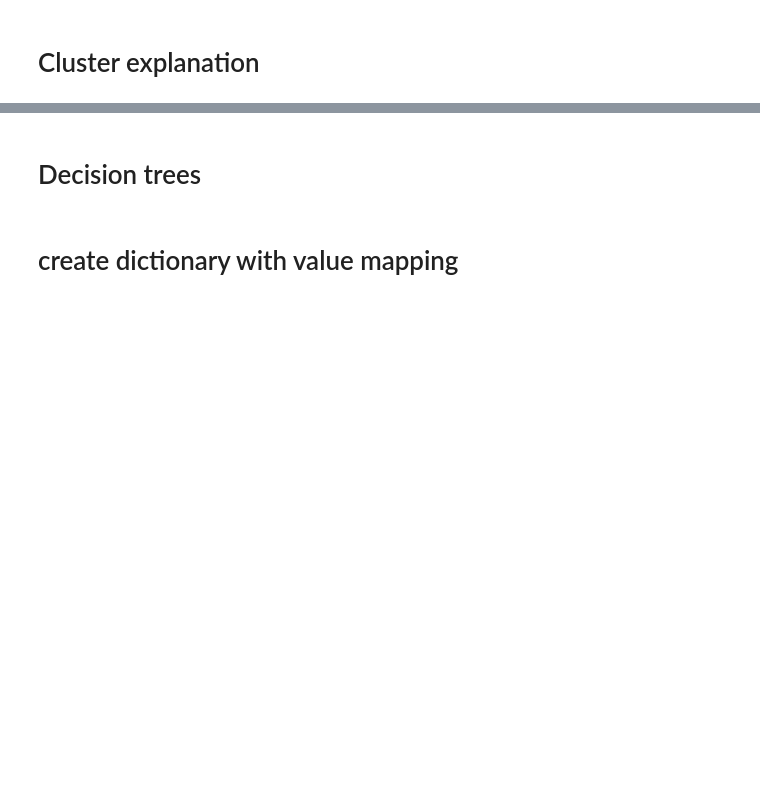
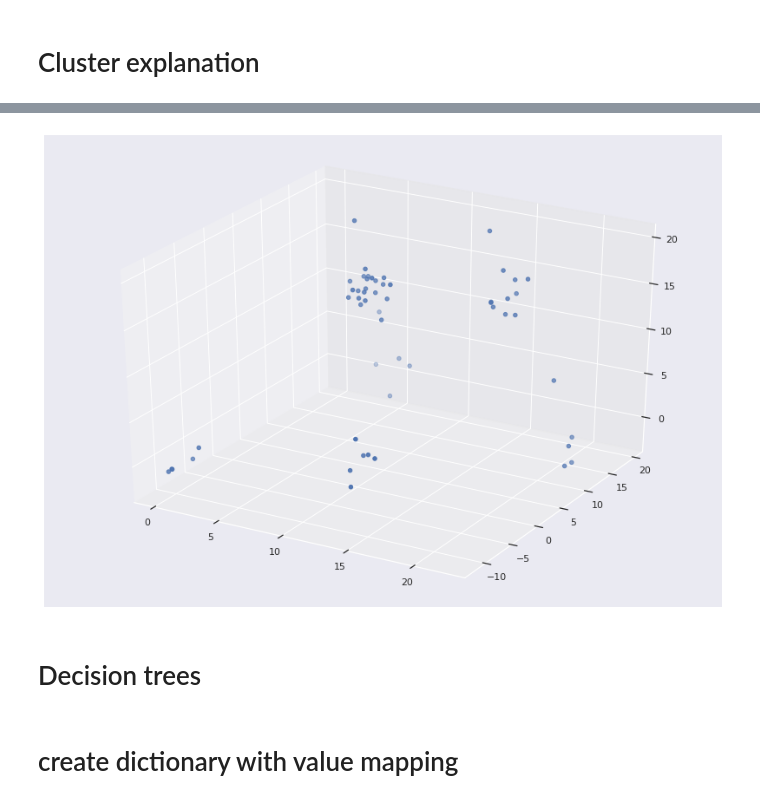
Before and after one commit to MartinMarzi/IPMdecisions, a Jupyter notebook: IPMdecisions-DataExploration_colab-1_3_.ipynb, the cells around one changed output, grey strips where cells are left out. Drawn from its saved outputs; the diff is of its cells as text; code cells hidden in the pictures; blank space fills up the shorter version.

```diff
--- a/IPMdecisions-DataExploration_colab-1_3_.ipynb
+++ b/IPMdecisions-DataExploration_colab-1_3_.ipynb
@@ -352,0 +351,15 @@ ax.scatter(intersection_embedding[clustered, 0],
+# %%
+# 3d embedding
+reducer3d = umap.UMAP(n_neighbors=3, random_state=123, n_components=3, metric="euclidean")
+ord_embedding3d = reducer3d.fit_transform(ordnum_df)
+nom_embedding3d = reducer3d.fit_transform(nom_df)
+
+# combine mappings
+intersection_embedding3d = nom_embedding3d * ord_embedding3d
+union_embedding3d = nom_embedding3d + ord_embedding3d
+
+# hdbscan
+intersection_clusters = hdbscan.HDBSCAN(min_samples=2, min_cluster_size=2).fit_predict(intersection_embedding3d)
+union_clusters = hdbscan.HDBSCAN(min_samples=3, min_cluster_size=5).fit_predict(union_embedding3d)
+print("intersection_clusters :", intersection_clusters)
+print("union_clusters :", union_clusters)
@@ -386,3 +429,24 @@ TypeError: Object of type ndarray is not JSON serializable
+# %%
+# interactive 3D visualisation with seaborn
+import matplotlib.pyplot as plt
+import pandas as pd
+import seaborn as sns
+from mpl_toolkits.mplot3d import Axes3D
+
+sns.set(style = "darkgrid")
+
+fig = plt.figure()
+ax = fig.add_subplot(111, projection = '3d')
+
+xs = union_embedding3d[:, 0]
+ys = union_embedding3d[:, 1]
+zs = union_embedding3d[:, 2]
+
+ax.scatter(xs, ys, zs)
+
+plt.show()
+# %% [output]
+[figure, added]
 # %% [markdown]
 # Decision trees
 # %%
```
Also changed, not shown: parts of 33 cells of this notebook.
